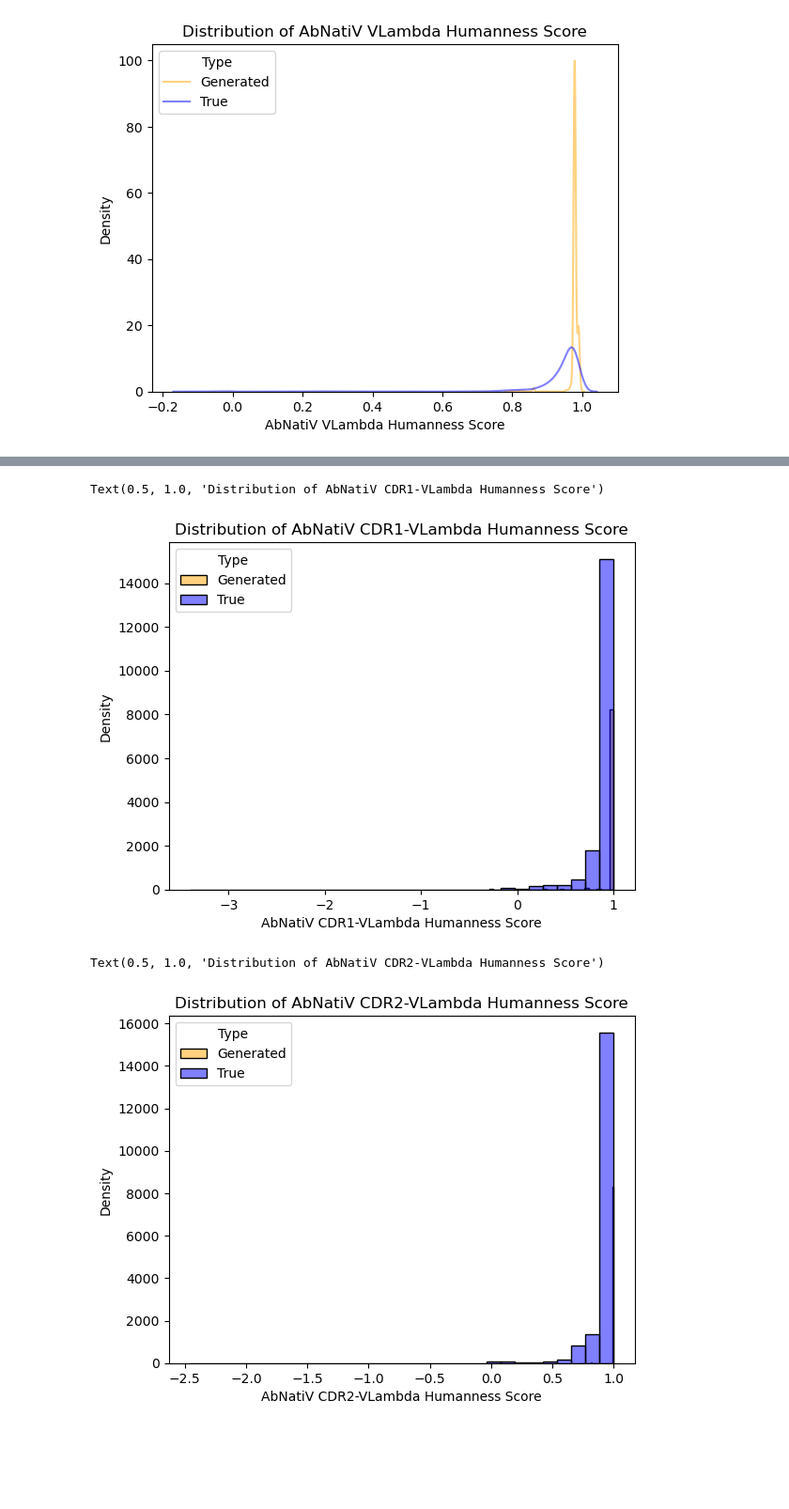
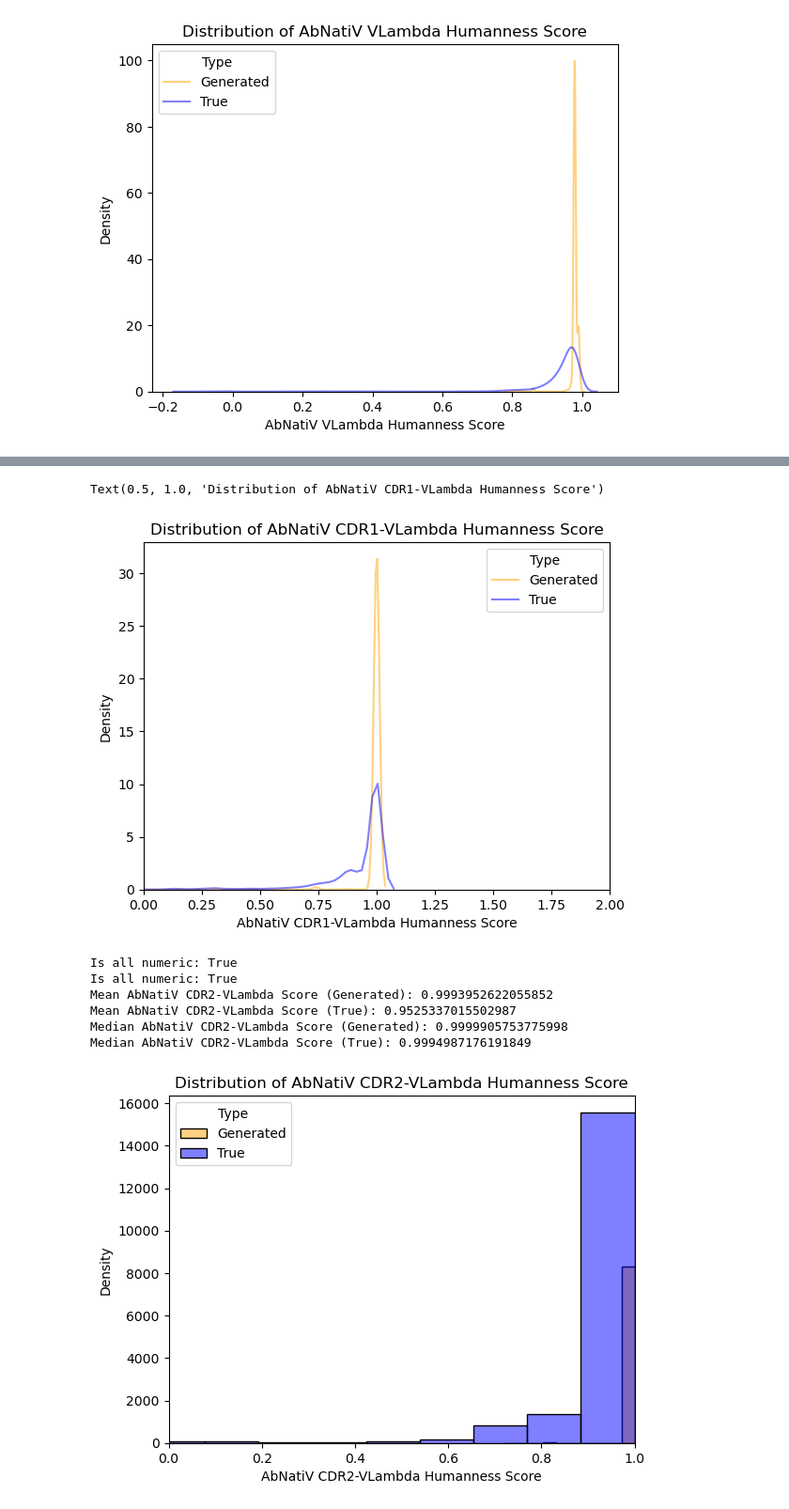
Before and after one commit to leaBroe/BERT_for_antibody_pairing, a Jupyter notebook: paired_model/BERT2BERT/humanness_score_AbnatiV/analyse_humanness_scores.ipynb, the cells around one changed output, grey strips where cells are left out. Shown: that part at 94% size. Saved outputs shown, nothing was run; the diff lists cells and outputs as text; code cells hidden in the pictures; blank space fills up the shorter version.

```diff
--- a/paired_model/BERT2BERT/humanness_score_AbnatiV/analyse_humanness_scores.ipynb
+++ b/paired_model/BERT2BERT/humanness_score_AbnatiV/analyse_humanness_scores.ipynb
@@ -193,16 +543,16 @@ Text(0.5, 1.0, 'Distribution of AbNatiV VLambda Humanness Score')
 region="CDR1"
 
 # extract AbNatiV VKappa Score
-abnativ_vkappa_score_gen = igl_gen_seqs_df[f"AbNatiV {region}-VLambda Score"]
-abnativ_vkappa_score_true = igl_true_seqs_df[f"AbNatiV {region}-VLambda Score"]
+abnativ_vlambda_score_gen = igl_gen_seqs_df[f"AbNatiV {region}-VLambda Score"]
+abnativ_vlambda_score_true = igl_true_seqs_df[f"AbNatiV {region}-VLambda Score"]
 
 
 # Plot histogram with normalized frequency (density)
 fig, ax = plt.subplots()
-sns.histplot(abnativ_vkappa_score_gen, bins=30, alpha=0.5, color="orange", label="Generated", ax=ax)
-#ax.set_xlim(0.5, 1)
+sns.kdeplot(abnativ_vlambda_score_gen, alpha=0.5, color="orange", label="Generated", ax=ax)
+ax.set_xlim(0, 2)
 #ax.set_xticks(np.arange(0, 1.1, 0.1))
-sns.histplot(abnativ_vkappa_score_true, bins=30, alpha=0.5, color="blue", label="True")
+sns.kdeplot(abnativ_vlambda_score_true, alpha=0.5, color="blue", label="True")
 
 # Add labels and legend
 plt.legend(title="Type")
@@ -211,30 +561,61 @@ plt.ylabel("Density")
 plt.title(f"Distribution of AbNatiV {region}-VLambda Humanness Score")
 # %% [output]
 Text(0.5, 1.0, 'Distribution of AbNatiV CDR1-VLambda Humanness Score')
-[figure, old version]
+[figure, new version]
 # %%
 region="CDR2"
 
 # extract AbNatiV VKappa Score
-abnativ_vkappa_score_gen = igl_gen_seqs_df[f"AbNatiV {region}-VLambda Score"]
-abnativ_vkappa_score_true = igl_true_seqs_df[f"AbNatiV {region}-VLambda Score"]
+abnativ_vlambda_score_gen = igl_gen_seqs_df[f"AbNatiV {region}-VLambda Score"]
+abnativ_vlambda_score_true = igl_true_seqs_df[f"AbNatiV {region}-VLambda Score"]
+
+numeric_df = abnativ_vlambda_score_true.apply(pd.to_numeric, errors='coerce')
+is_all_numeric = not numeric_df.isnull().values.any()
+print("Is all numeric:", is_all_numeric)
+
+if not is_all_numeric:
+    print("Non-numeric values:")
+    print(abnativ_vlambda_score_true[~numeric_df.notnull()])
+    #remove non-numeric values
+    abnativ_vlambda_score_true = abnativ_vlambda_score_true[numeric_df.notnull()]
+
+numeric_df = abnativ_vlambda_score_gen.apply(pd.to_numeric, errors='coerce')
+is_all_numeric = not numeric_df.isnull().values.any()
+print("Is all numeric:", is_all_numeric)
+
+if not is_all_numeric:
+    print("Non-numeric values:")
+    print(abnativ_vlambda_score_gen[~numeric_df.notnull()])
+    #remove non-numeric values
+    abnativ_vlambda_score_gen = abnativ_vlambda_score_gen[numeric_df.notnull()]
 
 
 # Plot histogram with normalized frequency (density)
 fig, ax = plt.subplots()
-sns.histplot(abnativ_vkappa_score_gen, bins=30, alpha=0.5, color="orange", label="Generated", ax=ax)
-#ax.set_xlim(0.5, 1)
+sns.histplot(abnativ_vlambda_score_gen, bins=10, alpha=0.5, color="orange", label="Generated", ax=ax)
+ax.set_xlim(0, 1)
 #ax.set_xticks(np.arange(0, 1.1, 0.1))
-sns.histplot(abnativ_vkappa_score_true, bins=30, alpha=0.5, color="blue", label="True")
+sns.histplot(abnativ_vlambda_score_true, bins=30, alpha=0.5, color="blue", label="True")
 
 # Add labels and legend
 plt.legend(title="Type")
 plt.xlabel(f"AbNatiV {region}-VLambda Humanness Score")
 plt.ylabel("Density")
 plt.title(f"Distribution of AbNatiV {region}-VLambda Humanness Score")
+
+print(f"Mean AbNatiV {region}-VLambda Score (Generated):", statistics.mean(abnativ_vlambda_score_gen))
+print(f"Mean AbNatiV {region}-VLambda Score (True):", statistics.mean(abnativ_vlambda_score_true))
+
+print(f"Median AbNatiV {region}-VLambda Score (Generated):", statistics.median(abnativ_vlambda_score_gen))
+print(f"Median AbNatiV {region}-VLambda Score (True):", statistics.median(abnativ_vlambda_score_true))
 # %% [output]
-Text(0.5, 1.0, 'Distribution of AbNatiV CDR2-VLambda Humanness Score')
+Is all numeric: True
+Is all numeric: True
+Mean AbNatiV CDR2-VLambda Score (Generated): 0.9993952622055852
+Mean AbNatiV CDR2-VLambda Score (True): 0.9525337015502987
+Median AbNatiV CDR2-VLambda Score (Generated): 0.9999905753775998
+Median AbNatiV CDR2-VLambda Score (True): 0.9994987176191849
-[figure, old version]
+[figure, new version]
 # %%
 region="CDR3"
 
```
Also changed, not shown: parts of 13 cells of this notebook.
